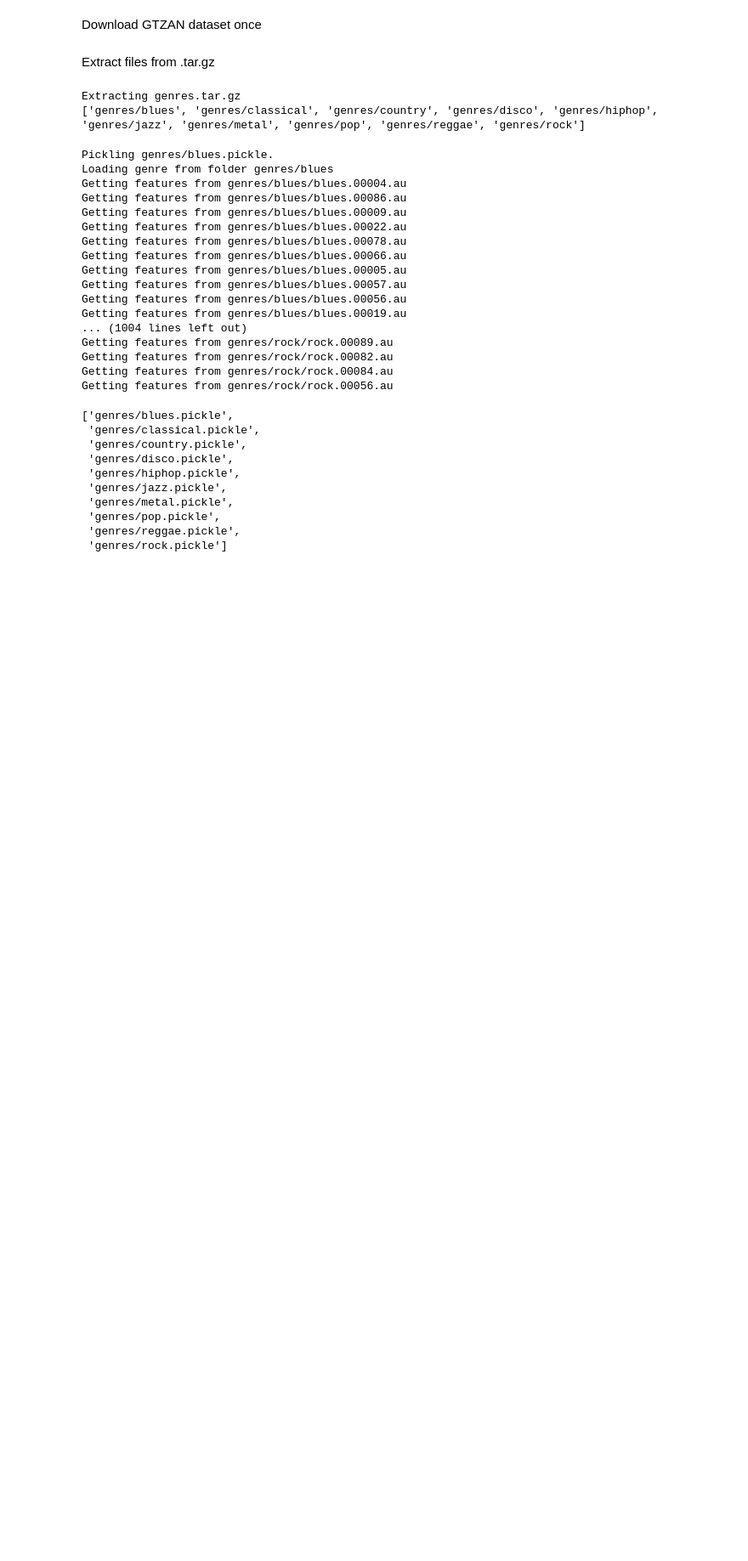
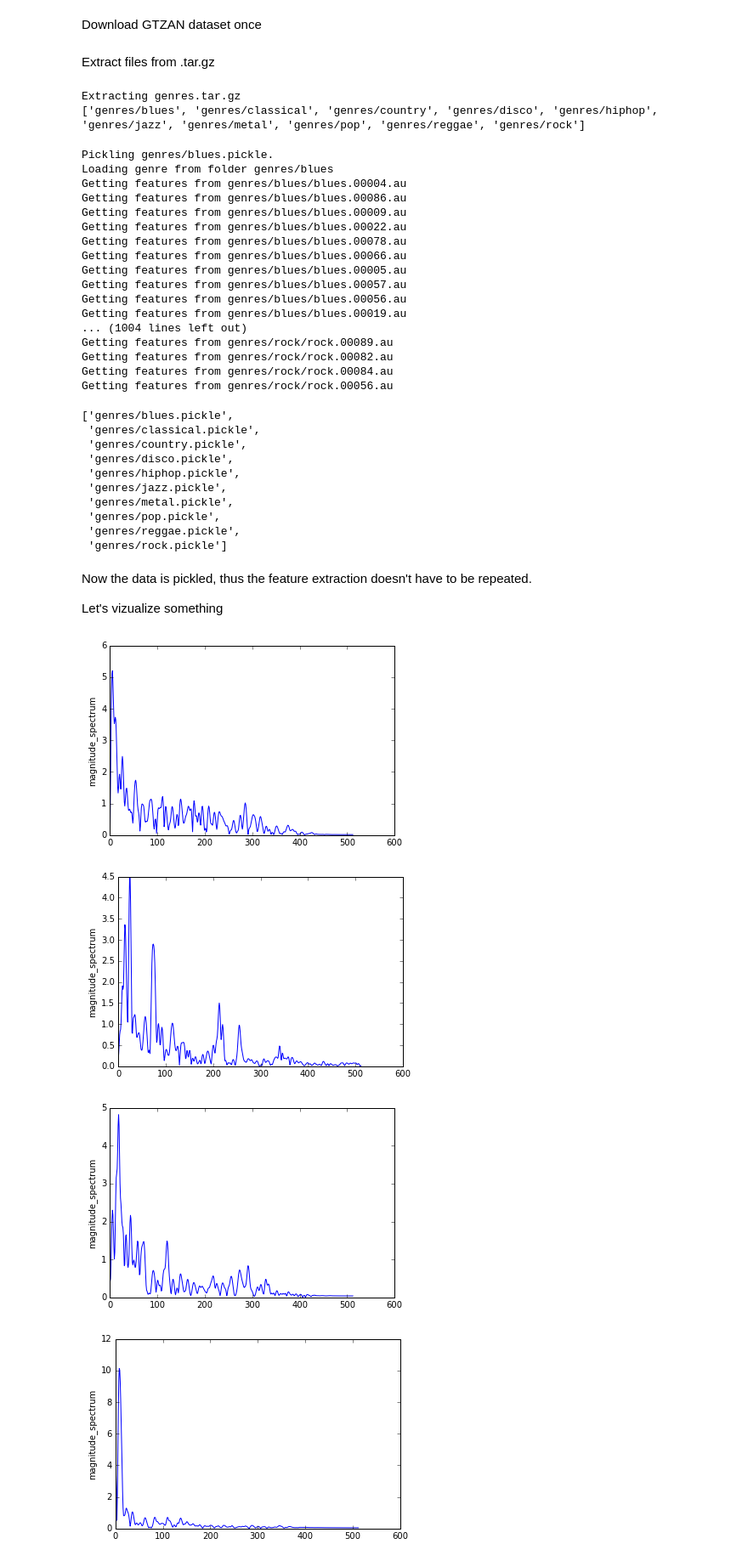
Before and after one commit to SoundSourceAnalyzer/GenreRecognitionTensorFlow, a Jupyter notebook: genrerecognition.ipynb, the cells around one changed output. Shown: that part at 85% size. Saved outputs shown, nothing was run; the diff lists cells and outputs as text; code cells hidden in the pictures; blank space fills up the shorter version.

```diff
--- a/genrerecognition.ipynb
+++ b/genrerecognition.ipynb
@@ -127,3 +127,31 @@ Getting features from genres/rock/rock.00056.au
  'genres/pop.pickle',
  'genres/reggae.pickle',
  'genres/rock.pickle']
+# %% [markdown]
+Now the data is pickled, thus the feature extraction doesn't have to be repeated.
+
+Let's vizualize something
+# %%
+%matplotlib inline
+
+def visualize(filename, sample, feature):
+    with open(filename, 'r') as f:
+        unpickled = pickle.load(f)
+        f = unpickled[sample][feature]
+        plt.plot(f[0])
+        plt.ylabel(feature)
+        plt.show()
+
+visualize('genres/rock.pickle', 0, 'magnitude_spectrum')
+visualize('genres/rock.pickle', 1, 'magnitude_spectrum')
+visualize('genres/rock.pickle', 2, 'magnitude_spectrum')
+visualize('genres/rock.pickle', 3, 'magnitude_spectrum')
+visualize('genres/blues.pickle', 0, 'magnitude_spectrum')
+visualize('genres/blues.pickle', 1, 'magnitude_spectrum')
+visualize('genres/blues.pickle', 2, 'magnitude_spectrum')
+visualize('genres/blues.pickle', 3, 'magnitude_spectrum')
+# %% [output]
+[figure, added]
+[figure, added]
+[figure, added]
+[figure, added]
```
Also changed, not shown: parts of 5 cells of this notebook, 1 other file.
